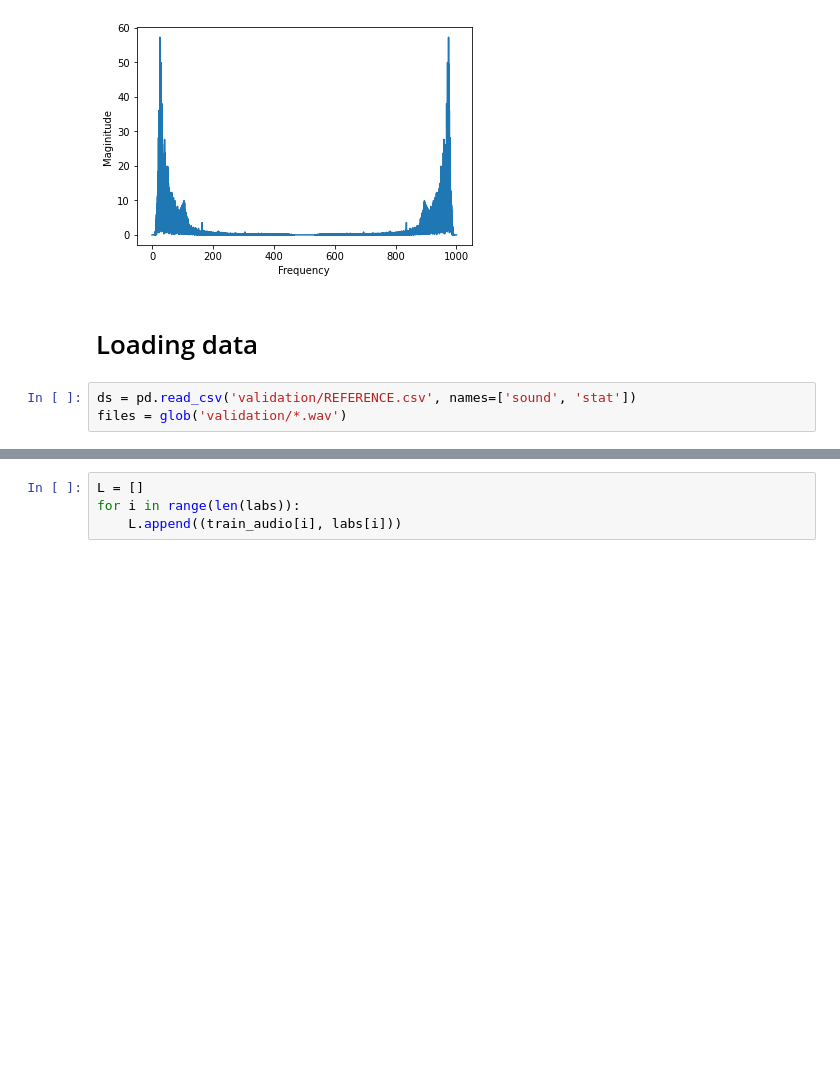
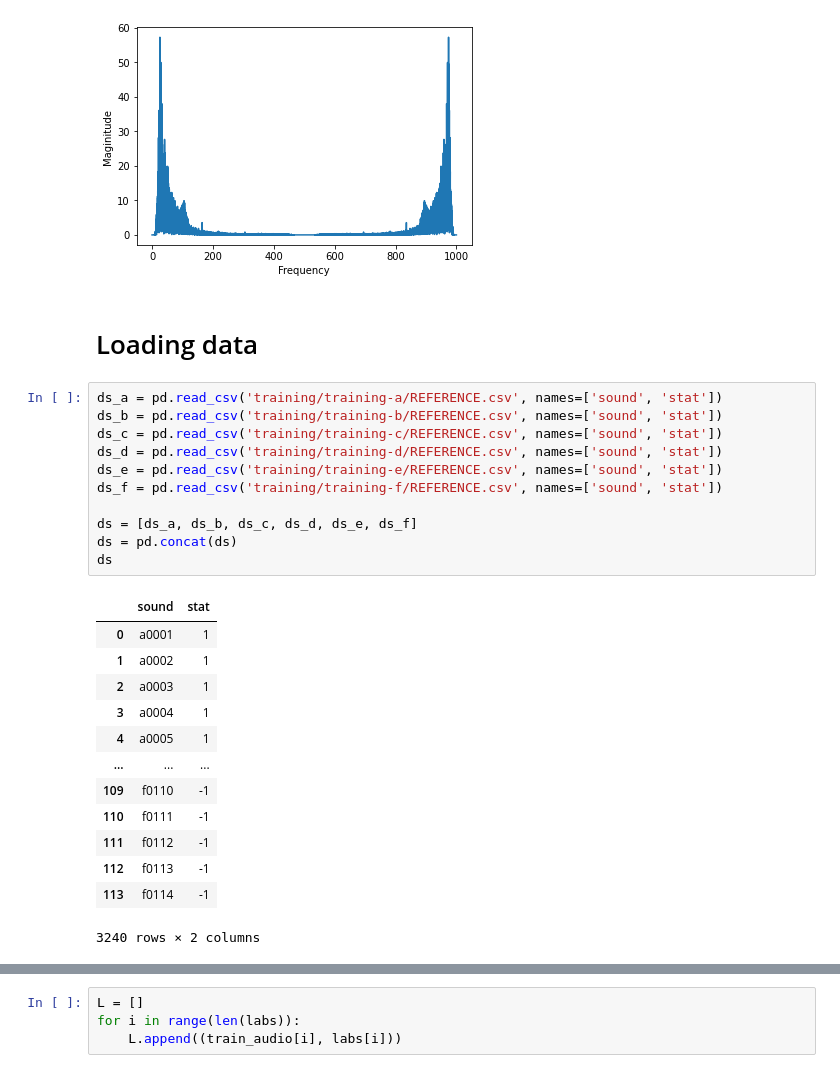
Before and after one commit to Nabil-Ahmed-Sheikh/Heart_Classification_With_PCG, a Jupyter notebook: preprocessing.ipynb, the cells around one changed output, grey strips where cells are left out. Drawn from its saved outputs; the diff is of its cells as text; blank space fills up the shorter version.

```diff
--- a/preprocessing.ipynb
+++ b/preprocessing.ipynb
@@ -74,6 +74,28 @@ plt.show()
 [figure]
 # %% [markdown]
 # Loading data
-# %%
-ds = pd.read_csv('validation/REFERENCE.csv', names=['sound', 'stat'])
-files = glob('validation/*.wav')
+# %%
+ds_a = pd.read_csv('training/training-a/REFERENCE.csv', names=['sound', 'stat'])
+ds_b = pd.read_csv('training/training-b/REFERENCE.csv', names=['sound', 'stat'])
+ds_c = pd.read_csv('training/training-c/REFERENCE.csv', names=['sound', 'stat'])
+ds_d = pd.read_csv('training/training-d/REFERENCE.csv', names=['sound', 'stat'])
+ds_e = pd.read_csv('training/training-e/REFERENCE.csv', names=['sound', 'stat'])
+ds_f = pd.read_csv('training/training-f/REFERENCE.csv', names=['sound', 'stat'])
+
+ds = [ds_a, ds_b, ds_c, ds_d, ds_e, ds_f]
+ds = pd.concat(ds)
+ds
+# %% [output]
+|  | sound | stat |
+| 0 | a0001 | 1 |
+| 1 | a0002 | 1 |
+| 2 | a0003 | 1 |
+| 3 | a0004 | 1 |
+| 4 | a0005 | 1 |
+| ... | ... | ... |
+| 109 | f0110 | -1 |
+| 110 | f0111 | -1 |
+| 111 | f0112 | -1 |
+| 112 | f0113 | -1 |
+| 113 | f0114 | -1 |
+3240 rows × 2 columns
```
Also changed, not shown: parts of 14 cells of this notebook.
